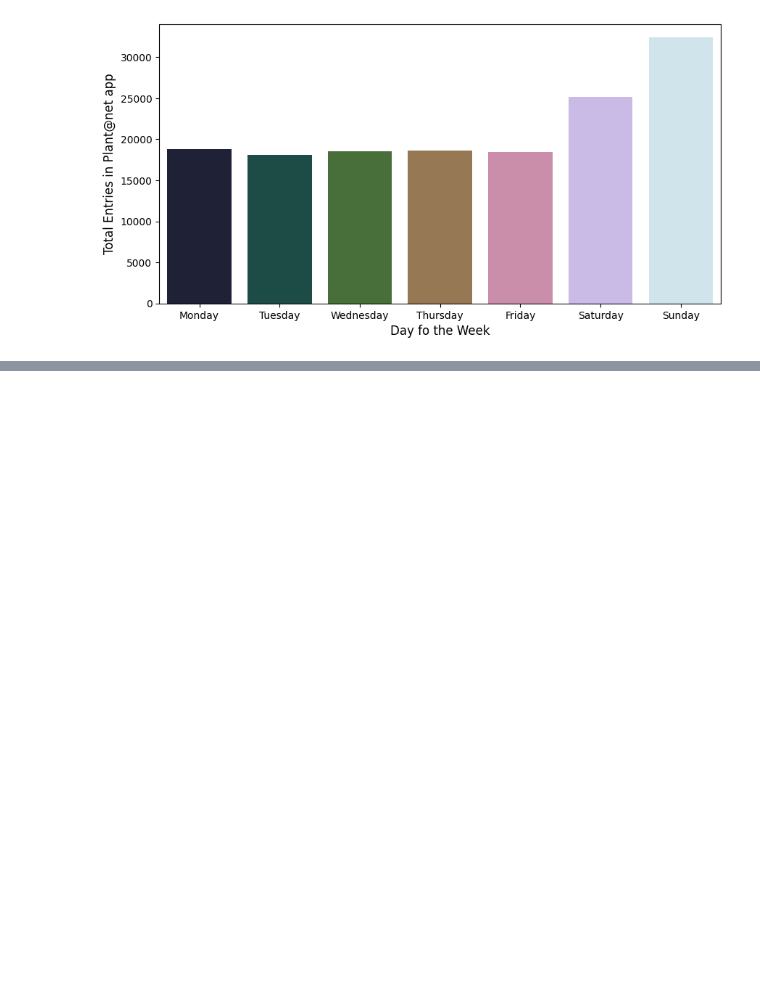
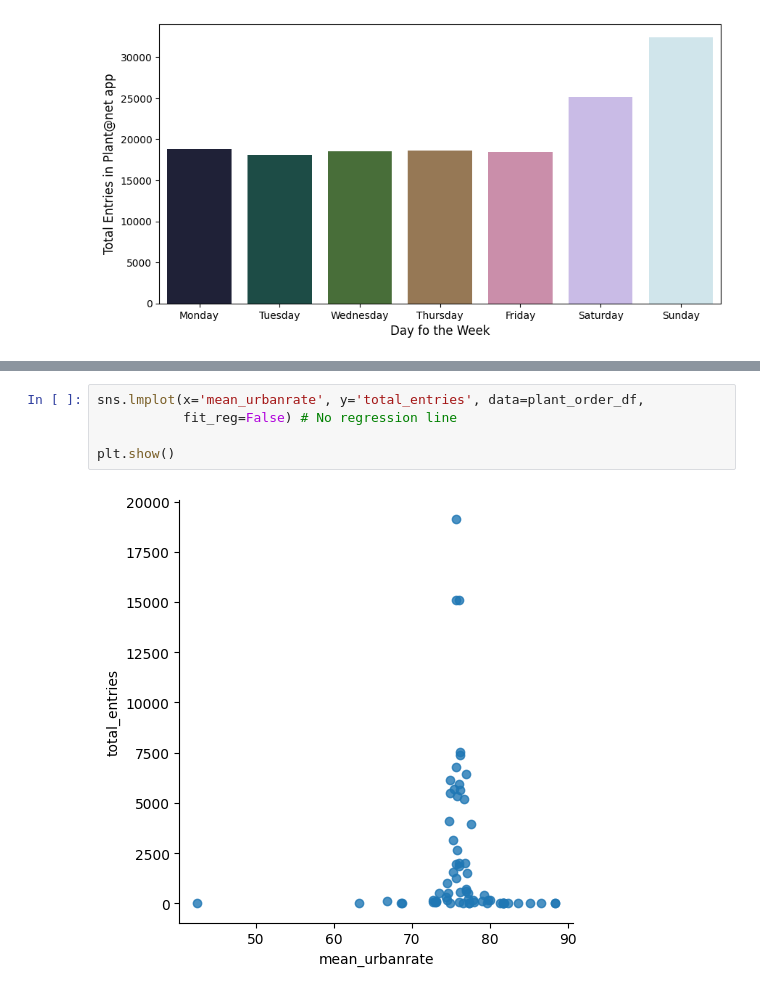
Before and after one commit to Tallaringues/mid-bootcamp-project-plantanet, a Jupyter notebook: Notebooks/EDA.ipynb, the cells around one changed output, grey strips where cells are left out. Drawn from its saved outputs; the diff is of its cells as text; blank space fills up the shorter version.

```diff
--- a/Notebooks/EDA.ipynb
+++ b/Notebooks/EDA.ipynb
@@ -470,0 +572,7 @@ plt.show()
+# %%
+sns.lmplot(x='mean_urbanrate', y='total_entries', data=plant_order_df,
+           fit_reg=False) # No regression line
+
+plt.show()
+# %% [output]
+[figure, added]
```
Also changed, not shown: parts of 15 cells of this notebook.
